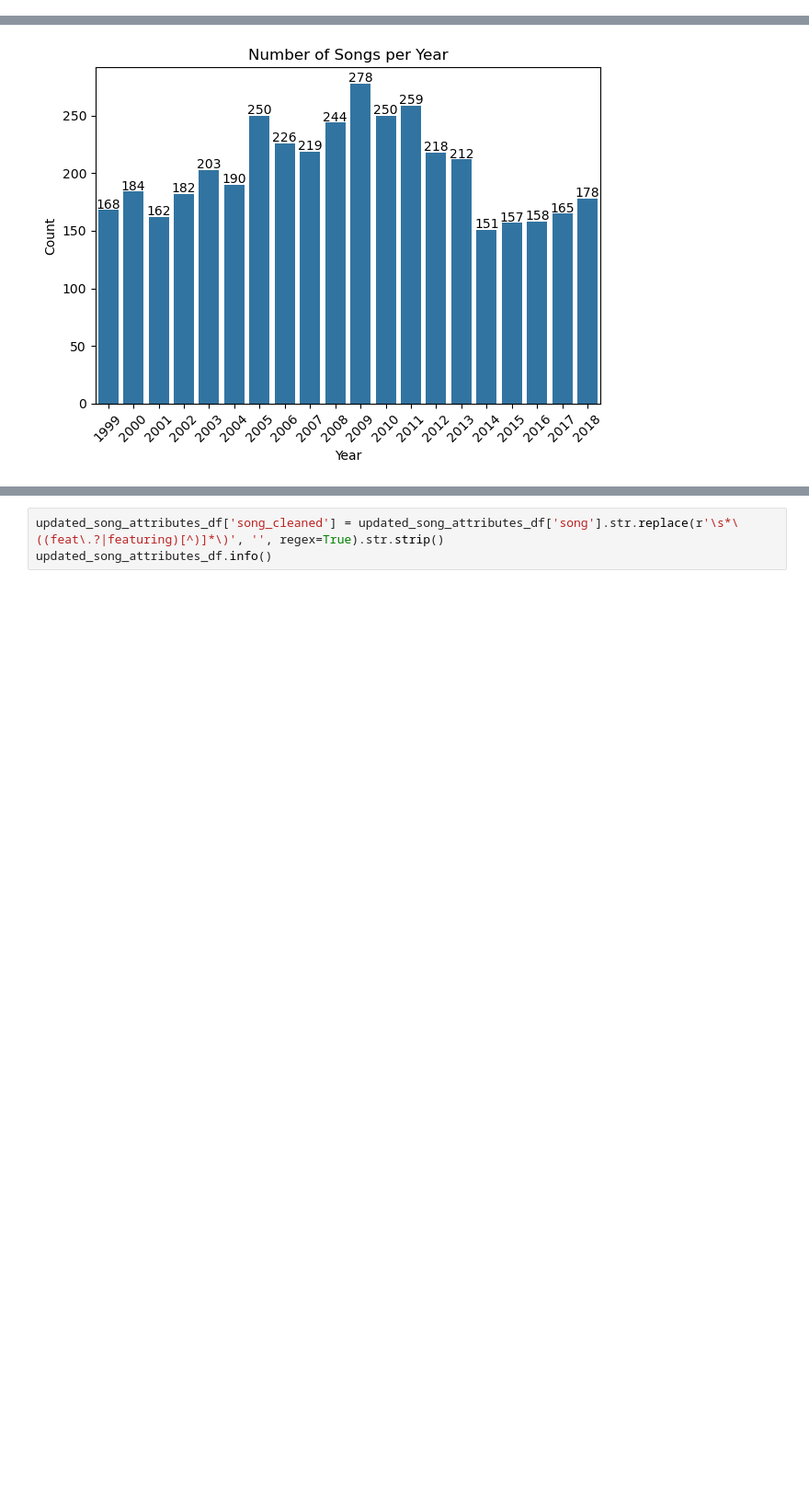
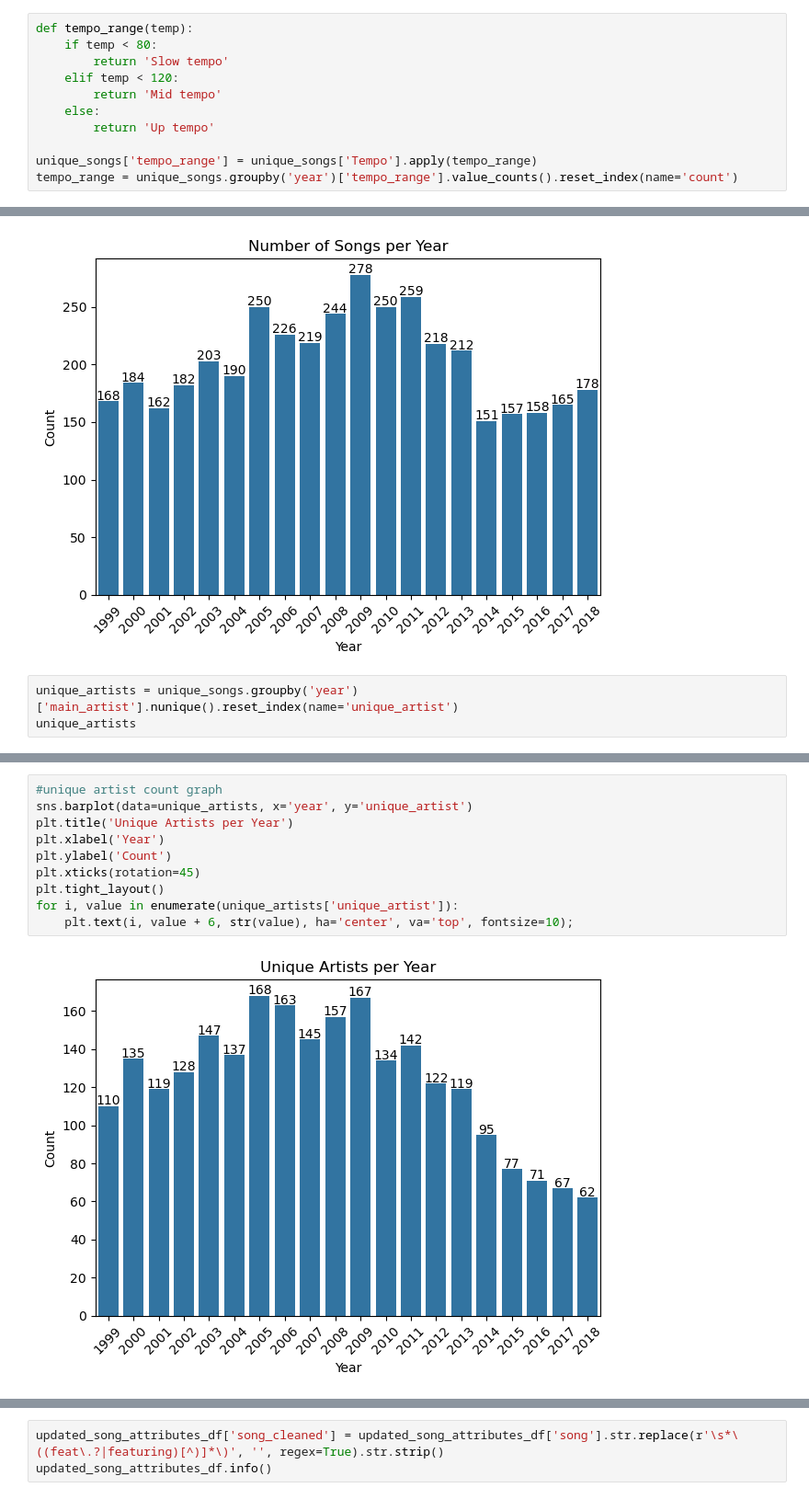
Before and after one commit to bergen-christensen/Capstone, a Jupyter notebook: notebooks/capstone_bergen.ipynb, the cells around one changed output, grey strips where cells are left out. Shown at 92% size. Saved outputs shown, nothing was run; the diff lists cells and outputs as text; blank space fills up the shorter version.

Commit message:
more charts

```diff
--- a/notebooks/capstone_bergen.ipynb
+++ b/notebooks/capstone_bergen.ipynb
@@ -228,3 +228,14 @@ unique_songs.head(40)
 | 121 | delicate | taylor swift | 12 | 35 | 2018 | None | taylor swift | 0.216000 | ... |
 | 127 | no brainer | dj khaled featuring justin bieber... | 5 | 15 | 2018 | justin bieber, chance the rapper ... | dj khaled | 0.073000 | ... |
 40 rows × 23 columns
+# %%
+def tempo_range(temp):
+    if temp < 80:
+        return 'Slow tempo'
+    elif temp < 120:
+        return 'Mid tempo'
+    else:
+        return 'Up tempo'
+
+unique_songs['tempo_range'] = unique_songs['Tempo'].apply(tempo_range)
+tempo_range = unique_songs.groupby('year')['tempo_range'].value_counts().reset_index(name='count')
@@ -261,3 +278,6 @@ for i, value in enumerate(song_count_df['count']):
     plt.text(i, value + 10, str(value), ha='center', va='top', fontsize=10);
 # %% [output]
 [figure]
+# %%
+unique_artists = unique_songs.groupby('year')['main_artist'].nunique().reset_index(name='unique_artist')
+unique_artists
@@ -263,0 +302,12 @@ for i, value in enumerate(song_count_df['count']):
+# %%
+#unique artist count graph
+sns.barplot(data=unique_artists, x='year', y='unique_artist')
+plt.title('Unique Artists per Year')
+plt.xlabel('Year')
+plt.ylabel('Count')
+plt.xticks(rotation=45)
+plt.tight_layout()
+for i, value in enumerate(unique_artists['unique_artist']):
+    plt.text(i, value + 6, str(value), ha='center', va='top', fontsize=10);
+# %% [output]
+[figure, added]
```
Also changed, not shown: parts of 20 cells of this notebook.
